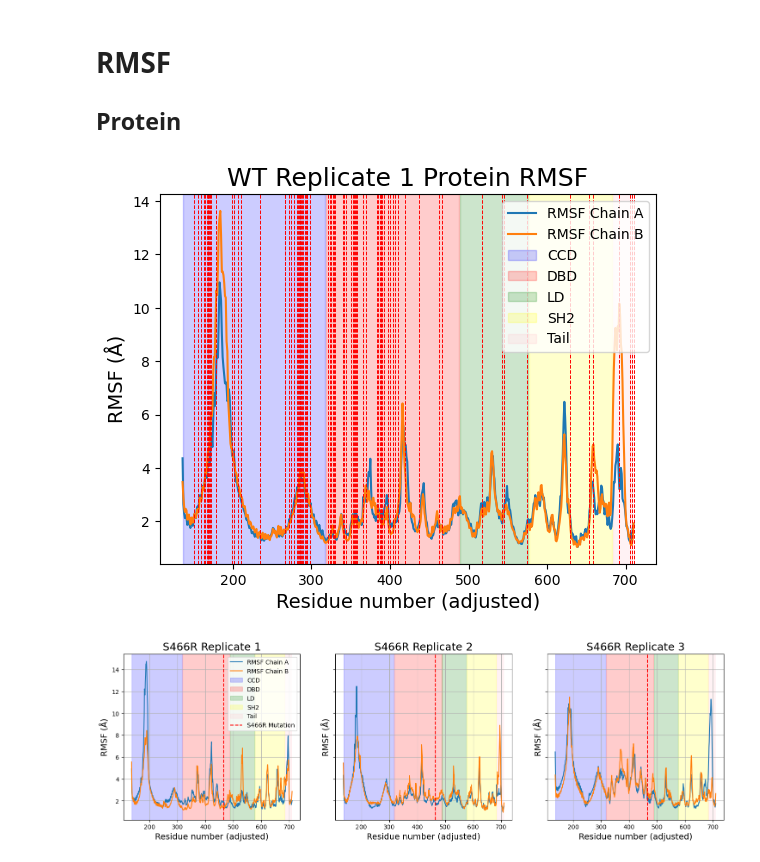
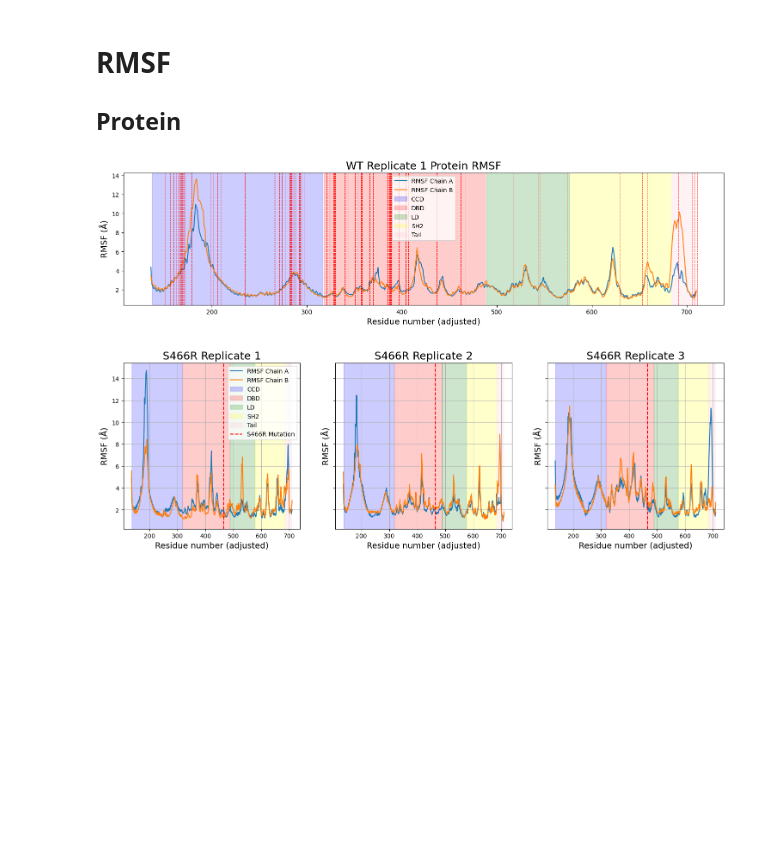
Before and after one commit to lacilab/IMDIA, a Jupyter notebook: scripts/notebooks/qc.ipynb, the cells around one changed output. Cells and saved outputs as stored; diff of their text form; code cells hidden in the pictures; blank space fills up the shorter version.

Commit message:
Add DEGs lists, clean snakemake, improve plots

```diff
--- a/scripts/notebooks/qc.ipynb
+++ b/scripts/notebooks/qc.ipynb
@@ -191,31 +191,33 @@ for rep in range(1, 4):
     df = pd.read_csv(f'../../data/1bf5/S466R/rep{rep}/analysis/001_qc/rmsf_prot.csv')
     S466R_rmsf_prot.append(df)
 # %%
+plt.figure(figsize=(18, 4))
+
 plt.plot(wt_rmsf_prot[0]['Residue'] + 135, wt_rmsf_prot[0]['RMSF_A'], label='RMSF Chain A')
 plt.plot(wt_rmsf_prot[0]['Residue'] + 135, wt_rmsf_prot[0]['RMSF_B'], label='RMSF Chain B')
 plt.axvspan(137, 317, zorder=0, alpha=0.2, color='blue', label='CCD')
 plt.axvspan(318, 488, zorder=0, alpha=0.2, color='red', label='DBD')
 plt.axvspan(489, 576, zorder=0, alpha=0.2, color='green', label='LD')
 plt.axvspan(577, 683, zorder=0, alpha=0.2, color='yellow', label='SH2')
 plt.axvspan(684, 708, zorder=0, alpha=0.2, color='pink', label='Tail')
 
 # mutations from Guo et al. 2024
 muts = [151, 156, 160, 163, 165, 167,168, 169, 170, 171, 172, 179, 199, 202, 206,
         210, 235, 266, 267, 271, 274, 278, 282, 283, 284, 285, 286, 287, 288, 289,
         292, 293, 294, 295, 298, 321, 324, 325, 328, 329, 330, 340, 342, 344, 351,
         353, 354, 355, 357, 358, 366, 370, 384, 385, 387, 388, 389, 390, 392, 397,
         400, 404, 407, 410, 419, 437, 462, 466, 517, 543, 545, 574, 629, 653, 658,
         691, 705, 708, 711]
 for mut in muts:
     plt.axvline(x=mut, color='red', linestyle='--', lw=0.7)
 
 plt.xlabel('Residue number (adjusted)', fontsize=14)
 plt.ylabel('RMSF (Å)', fontsize=14)
 plt.title('WT Replicate 1 Protein RMSF', fontsize=18)
 plt.legend()
 plt.show()
 # %% [output]
-[figure, old version]
+[figure, new version]
 # %%
 fig, axes = plt.subplots(1, 3, figsize=(18, 5), sharey=True)
 
```
Also changed, not shown: 28 other files.
